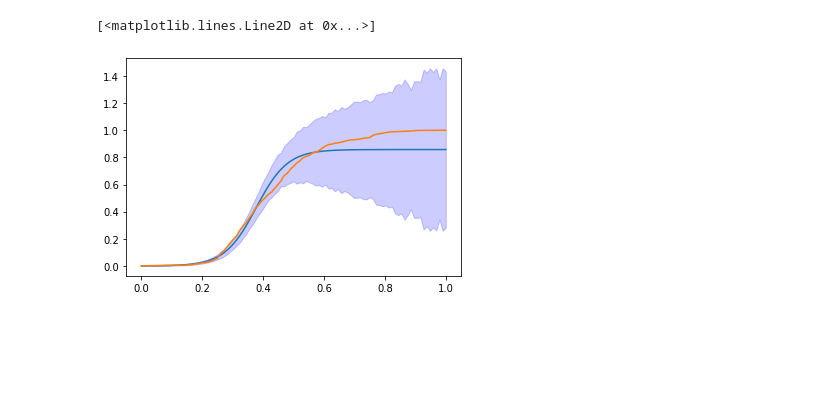
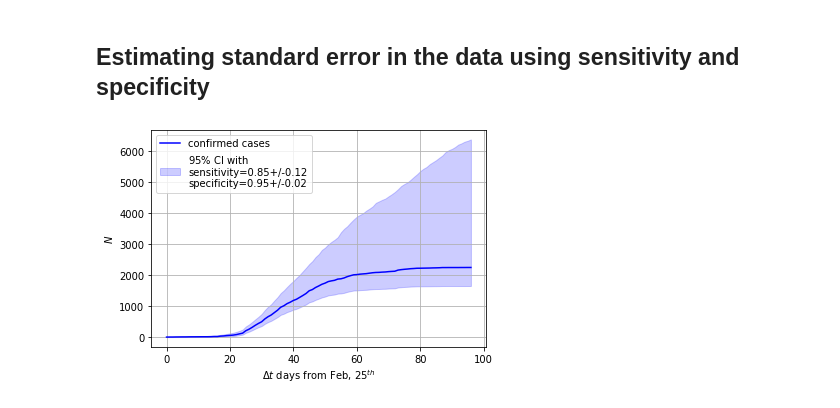
Before and after one commit to akapet00/coropy, a Jupyter notebook: sandbox/02-Second-Wave-Curve-Fitting.ipynb, the cells around one changed output. Cells and saved outputs as stored; diff of their text form; code cells hidden in the pictures; blank space fills up the shorter version.

```diff
--- a/sandbox/02-Second-Wave-Curve-Fitting.ipynb
+++ b/sandbox/02-Second-Wave-Curve-Fitting.ipynb
@@ -54,23 +77,45 @@ pcr_spec = 0.95
+# %% [markdown]
+## Estimating standard error in the data using sensitivity and specificity
 # %%
+# Ref: BMJ 2020;369:m1808
+pcr_sens = 0.85
+pcr_spec = 0.95
+
+# calculate standard error in sensitivity and obtain the number on cumulative true positives (95% CI)
 std_sens_err = np.sqrt(np.divide(
     (1 - pcr_sens) * pcr_sens,
     daily_positive,
     out=np.zeros(daily_positive.shape, dtype=float),
     where=daily_positive!=0,))
 sens_lb_ci = pcr_sens - 1.96 * std_sens_err
 tp_lb_ci = sens_lb_ci * daily_positive
 cumulative_tp_lb_ci = np.cumsum(tp_lb_ci)
 
+# calculate standard error in specificity and obtain the number on cumulative true positives (95% CI)
 daily_tests = np.concatenate((np.array([daily_tests[0]]),
     daily_tests[:-1]))
 daily_negative = daily_tests - daily_positive
 std_spec_err = np.sqrt(np.divide(
     (1 - pcr_spec) * pcr_spec,
     daily_negative,
     out=np.zeros(daily_negative.shape, dtype=float),
     where=daily_negative!=0,))
 spec_ub_ci = pcr_spec - 1.96 * std_spec_err
 tn_ci = spec_ub_ci * daily_negative
 fn_ci = daily_negative - tn_ci
 tp_ub_ci = fn_ci + daily_positive
 cumulative_tp_ub_ci = np.cumsum(tp_ub_ci)
+
+# visualize input data inside of cofindence intervals (sensitivity -> lower bound; specificity -> upper bound)
+days = list(range(cumulative_positive.size))
+fig, ax = plt.subplots()
+ax.plot(days, cumulative_positive, 'b-', label='confirmed cases')
+ax.fill_between(days, cumulative_tp_lb_ci, cumulative_tp_ub_ci, color='b', alpha=0.2,
+                label=f'$95\%$ CI with\nsensitivity={pcr_sens}+/-{round(np.mean(std_sens_err), 2)}\nspecificity={pcr_spec}+/-{round(np.mean(std_spec_err), 2)}')
+ax.set_xlabel('$\Delta t$ days from Feb, $25^{th}$')
+ax.set_ylabel('$N$')
+ax.legend(loc='upper left')
+ax.grid()
+plt.show()
+# %% [output]
+[figure, added]
@@ -93,7 +121,0 @@ upper_bound = _logistic_func(x, *(popt)) - y_spread.ravel()
-# %%
-plt.plot(x, fitted)
-plt.fill_between(x, lower_bound, upper_bound, color='blue', alpha=0.2)
-plt.plot(x, y)
-# %% [output]
-[<matplotlib.lines.Line2D at 0x...>]
-[figure, removed]
```
Also changed, not shown: parts of 15 cells of this notebook, 2 other files.
